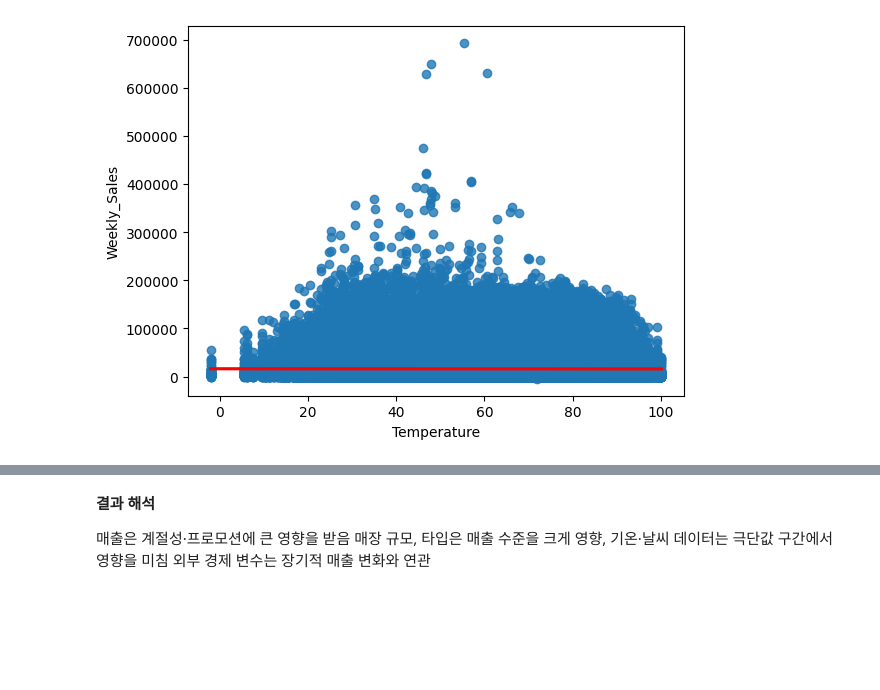
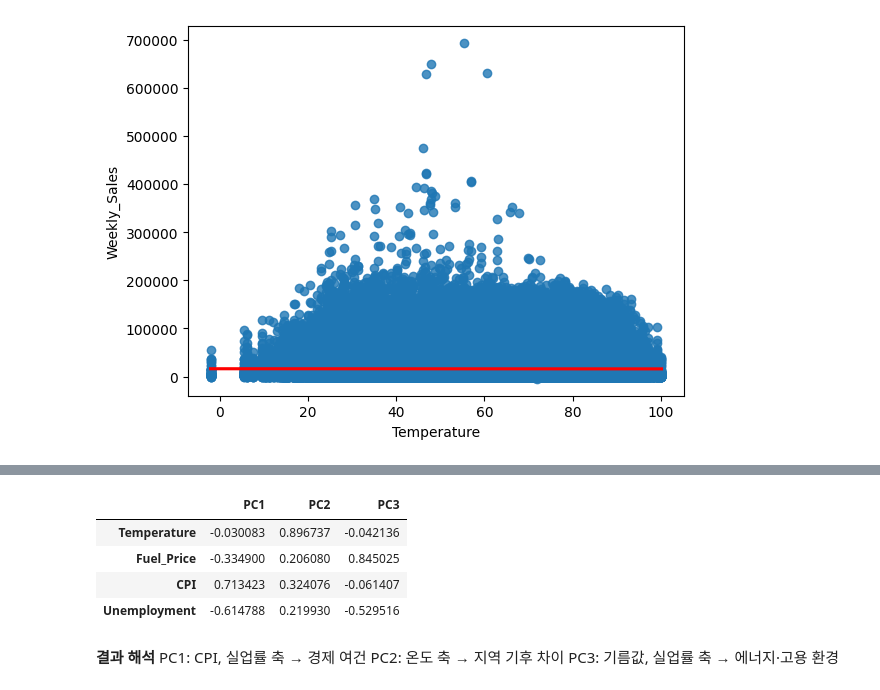
Before and after one commit to jjayli/my-data-science, a Jupyter notebook: Retail_Sales_Forecasting.ipynb, the cells around one changed output, grey strips where cells are left out. Saved outputs shown, nothing was run; the diff lists cells and outputs as text; code cells hidden in the pictures; blank space fills up the shorter version.

```diff
--- a/Retail_Sales_Forecasting.ipynb
+++ b/Retail_Sales_Forecasting.ipynb
@@ -171,6 +193,39 @@ print("설명분산:", pca.explained_variance_ratio_)
-# %% [markdown]
-**결과 해석**
-
-매출은 계절성·프로모션에 큰 영향을 받음
-매장 규모, 타입은 매출 수준을 크게 영향, 기온·날씨 데이터는 극단값 구간에서 영향을 미침
-외부 경제 변수는 장기적 매출 변화와 연관
+# %%
+from sklearn.preprocessing import StandardScaler
+from sklearn.decomposition import PCA
+from sklearn.impute import SimpleImputer
+
+# 예시: features 데이터의 일부 변수 선택
+cols = ["Temperature", "Fuel_Price", "CPI", "Unemployment"]
+X = features[cols]
+
+# NaN 결측치 처리: 평균값으로 대체
+imputer = SimpleImputer(strategy='mean')
+X_imputed = imputer.fit_transform(X)
+
+# Scaling
+scaler = StandardScaler()
+X_scaled = scaler.fit_transform(X_imputed)
+
+# PCA
+pca = PCA(n_components=3)
+pca.fit(X_scaled)
+
+# print("설명분산:", pca.explained_variance_ratio_)
+
+loadings = pd.DataFrame(pca.components_.T,
+                        columns=['PC1', 'PC2', 'PC3'],
+                        index=cols)
+
+loadings
+# %% [output]
+|  | PC1 | PC2 | PC3 |
+| Temperature | -0.030083 | 0.896737 | -0.042136 |
+| Fuel_Price | -0.334900 | 0.206080 | 0.845025 |
+| CPI | 0.713423 | 0.324076 | -0.061407 |
+| Unemployment | -0.614788 | 0.219930 | -0.529516 |
+# %% [markdown]
+**결과 해석**
+PC1: CPI, 실업률 축 → 경제 여건
+PC2: 온도 축 → 지역 기후 차이
+PC3: 기름값, 실업률 축 → 에너지·고용 환경
```
Also changed, not shown: parts of 10 cells of this notebook.
